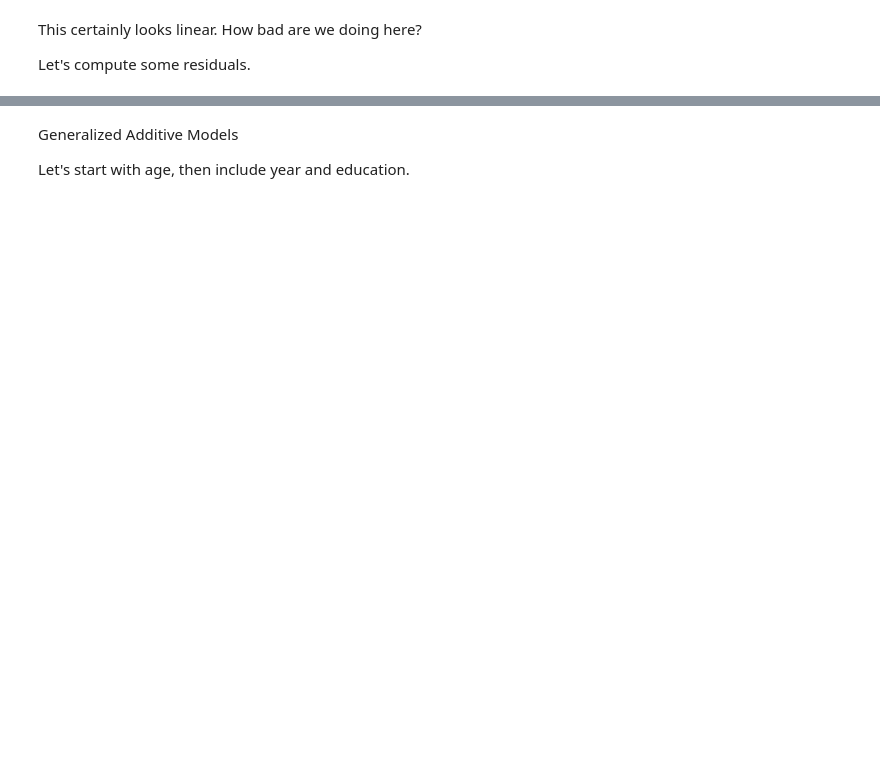
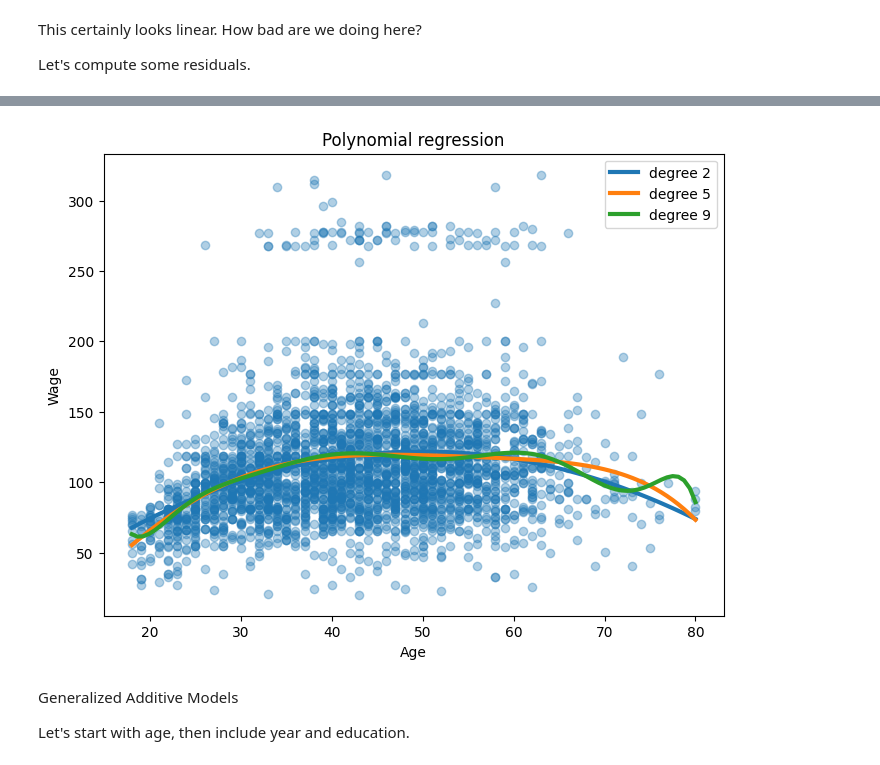
Before and after one commit to AdaptiveMesh/GAM_intro, a Jupyter notebook: gam_prep.ipynb, the cells around one changed output, grey strips where cells are left out. Saved outputs shown, nothing was run; the diff lists cells and outputs as text; code cells hidden in the pictures; blank space fills up the shorter version.

```diff
--- a/gam_prep.ipynb
+++ b/gam_prep.ipynb
@@ -62,28 +66,30 @@ plt.show()
 # %%
 # Polynomial Excursion
 
 degrees = [2, 5, 9]
 
-plt.figure(figsize=(8, 8))
-plt.scatter(age, y, alpha=0.35, color='gray')
+plt.figure(figsize=(8, 6))
+plt.scatter(age, y, alpha=0.35)
 
 for d in degrees:
     basis = MS([poly('age', degree=d)]).fit(Wage)
     X = sm.add_constant(basis.transform(Wage))
     X_new = sm.add_constant(basis.transform(age_df), has_constant='add')
 
     model = sm.OLS(y, X).fit()
 
     X_new_aligned = X_new.reindex(columns=X.columns, fill_value=0)
     y_hat = model.predict(X_new_aligned)
 
     plt.plot(age_grid, y_hat, linewidth=3, label=f"degree {d}")
 
 plt.xlabel("Age")
 plt.ylabel("Wage")
 plt.title("Polynomial regression")
 plt.legend()
 plt.show()
+# %% [output]
+[figure, added]
 # %% [markdown]
 Generalized Additive Models
 
```
Also changed, not shown: parts of 11 cells of this notebook.
